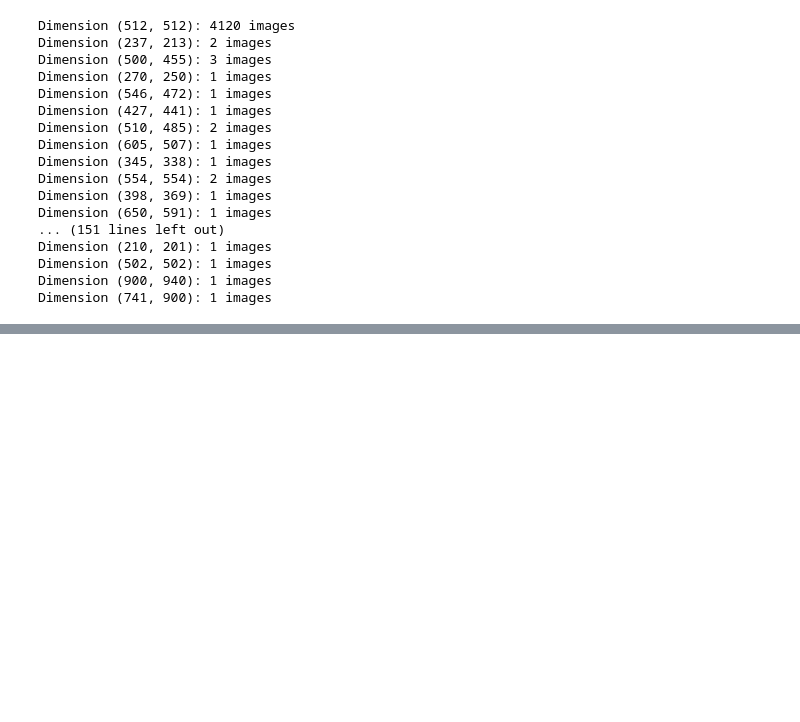
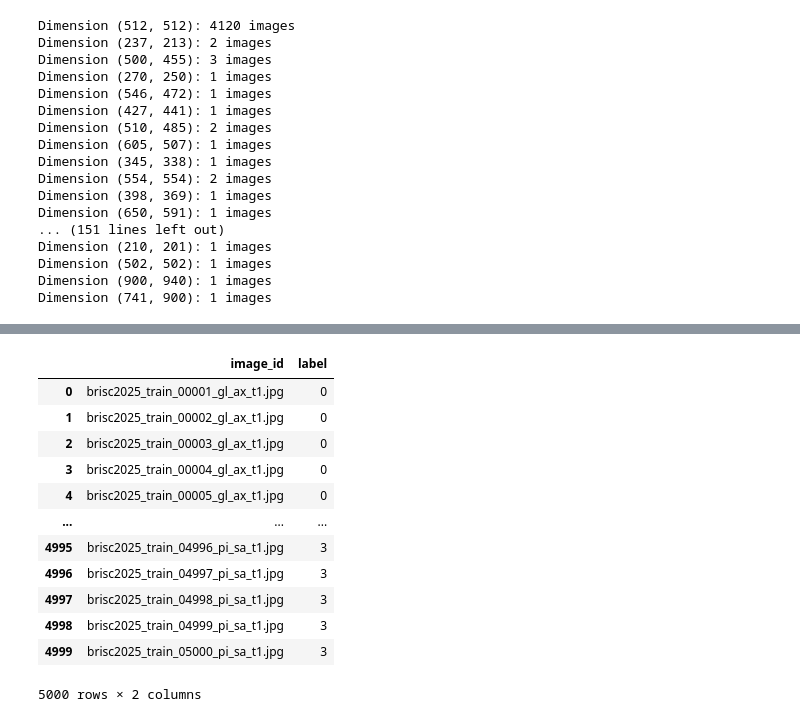
Before and after one commit to Ahtesham-Ibne-Mostafa/Brain_Tumor_Segmentation_and_Classification_Using_BRISC_Dataset, a Jupyter notebook: Brisc.ipynb, the cells around one changed output, grey strips where cells are left out. Saved outputs shown, nothing was run; the diff lists cells and outputs as text; code cells hidden in the pictures; blank space fills up the shorter version.

```diff
--- a/Brisc.ipynb
+++ b/Brisc.ipynb
@@ -566,5 +528,5 @@ seg_df = pd.DataFrame(seg_records)
 # %%
-cls_root = "classification_task/train"
+cls_root = r"E:\brisc2025_enhanced_128\classification_task\train"
 class_map = {'glioma': 0, 'meningioma': 1, 'no_tumor': 2, 'pituitary': 3}
 cls_records = []
 
@@ -579,3 +541,19 @@ for class_name in os.listdir(cls_root):
         })
 
 cls_df = pd.DataFrame(cls_records)
+# %%
+cls_df
+# %% [output]
+|  | image_id | label |
+| 0 | brisc2025_train_00001_gl_ax_t1.jpg | 0 |
+| 1 | brisc2025_train_00002_gl_ax_t1.jpg | 0 |
+| 2 | brisc2025_train_00003_gl_ax_t1.jpg | 0 |
+| 3 | brisc2025_train_00004_gl_ax_t1.jpg | 0 |
+| 4 | brisc2025_train_00005_gl_ax_t1.jpg | 0 |
+| ... | ... | ... |
+| 4995 | brisc2025_train_04996_pi_sa_t1.jpg | 3 |
+| 4996 | brisc2025_train_04997_pi_sa_t1.jpg | 3 |
+| 4997 | brisc2025_train_04998_pi_sa_t1.jpg | 3 |
+| 4998 | brisc2025_train_04999_pi_sa_t1.jpg | 3 |
+| 4999 | brisc2025_train_05000_pi_sa_t1.jpg | 3 |
+5000 rows × 2 columns
```
Also changed, not shown: parts of 18 cells of this notebook.
